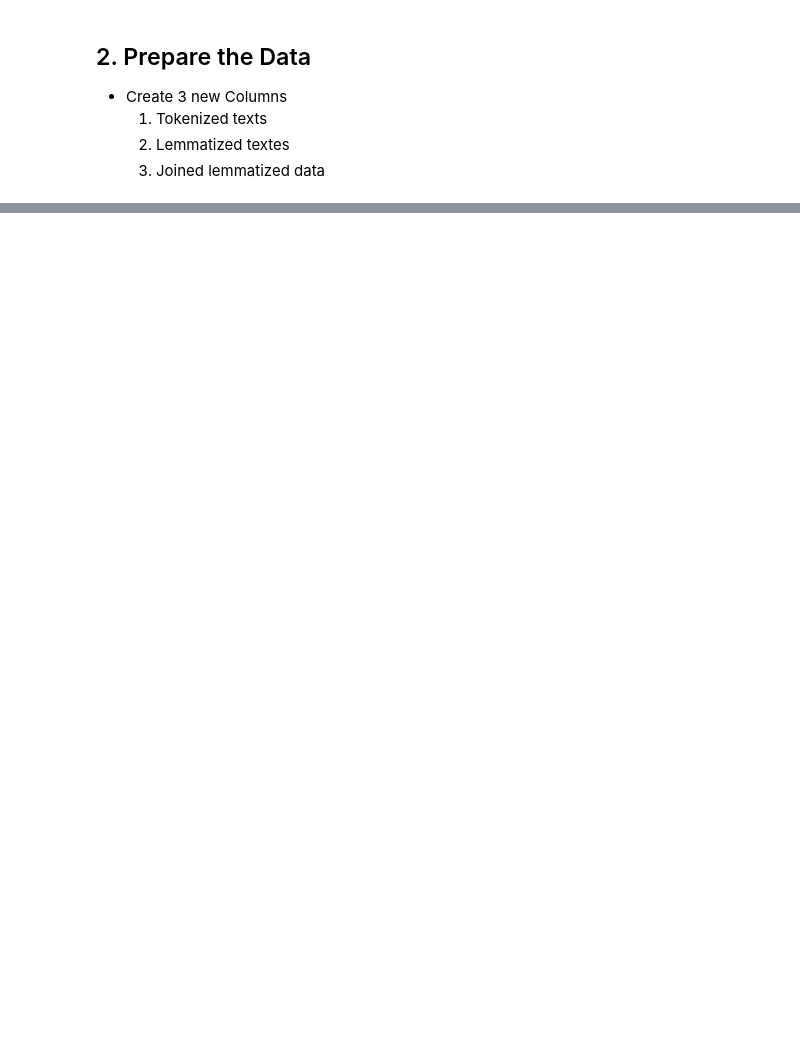
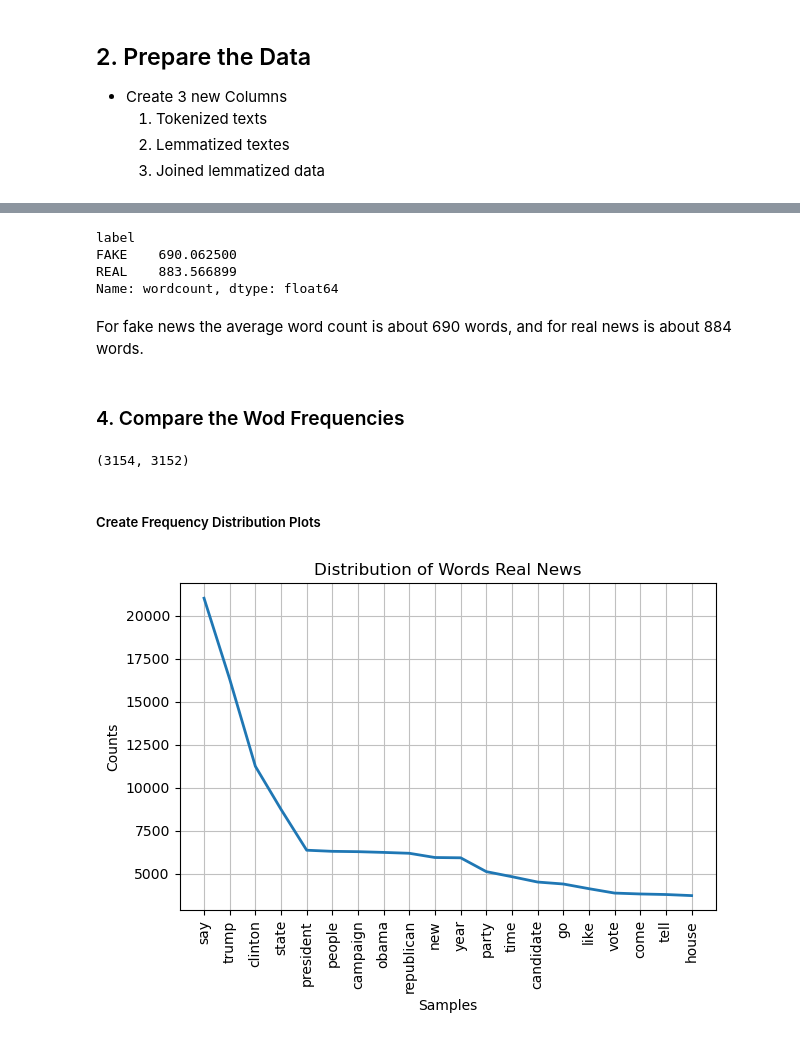
Before and after one commit to SeeBee8/AML-Core-Assignments, a Jupyter notebook: Comparing Texts.ipynb, the cells around one changed output, grey strips where cells are left out. Drawn from its saved outputs; the diff is of its cells as text; code cells hidden in the pictures; blank space fills up the shorter version.

```diff
--- a/Comparing Texts.ipynb
+++ b/Comparing Texts.ipynb
@@ -102,0 +193,8 @@ NameError: name 'doc' is not defined
+# %%
+## use a lambda func to convert lists to strings with a space b/w tokens
+
+# Join list of tokens into a string with spaces between each token
+dflc['tokens'] = dflc['tokens'].map(lambda x: " ".join(x))
+# Join list of lemmas into a string with spaces between each lemma
+dflc['lemmas'] = dflc['lemmas'].map(lambda x: " ".join(x))
+dflc.head(1)
@@ -102,0 +222,3 @@ NameError: name 'doc' is not defined
+# %%
+dflc['wordcount'] = dflc['tokens'].apply(lambda n: len(n.split()))
+dflc.head(2)
@@ -102,0 +229,33 @@ NameError: name 'doc' is not defined
+# %%
+dflc.groupby('label')['wordcount'].mean()
+# %% [output]
+label
+FAKE    690.062500
+REAL    883.566899
+Name: wordcount, dtype: float64
+# %% [markdown]
+For fake news the average word count is about 690 words, and for real news is about 884 words.
+# %% [markdown]
+### 4. Compare the Wod Frequencies
+# %%
+real_news = dflc['label']=='REAL'
+fake_news =dflc['label']=='FAKE'
+real_news.sum(), fake_news.sum()
+# %% [output]
+(3154, 3152)
+# %% [markdown]
+##### Create Frequency Distribution Plots
+# %%
+#make a single giant string
+real_news_lemmas = " ".join(dflc.loc[real_news, 'lemmas'])
+fake_news_lemmas = " ".join(dflc.loc[fake_news, 'lemmas'])
+# %%
+# Split the lemmas into individual token words
+real_news_lemmas_split = real_news_lemmas.split()
+# Pass the tokenized lemmas to the class constructor and plot the distribution
+real_dist = FreqDist(real_news_lemmas_split)
+ax = real_dist.plot(20, show = False, title='Distribution of Words Real News')
+plt.tight_layout()
+plt.savefig('real_news_req_dist.png')
+# %% [output]
+[figure, added]
```
Also changed, not shown: parts of 25 cells of this notebook, 2 other files.
